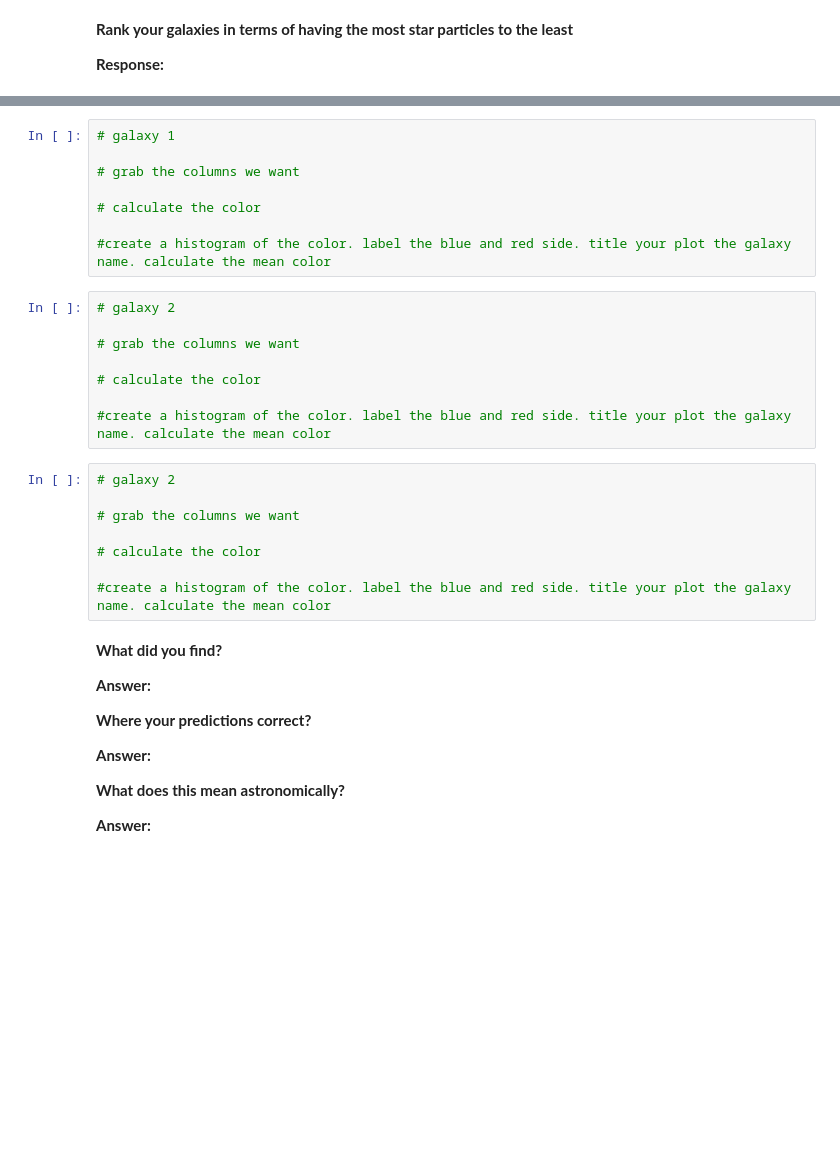
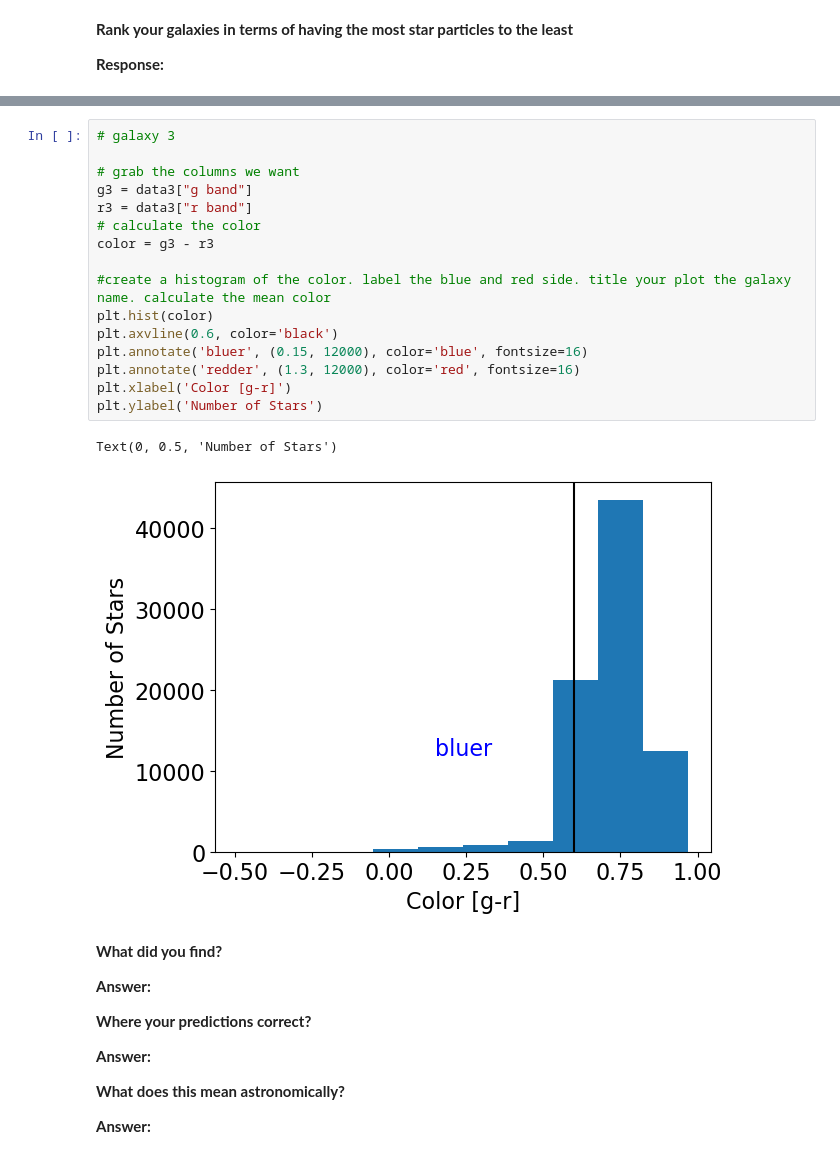
Before and after one commit to Dippy-dip/CFR-2025, a Jupyter notebook: Astro/Blank/6 - Simulated Galaxies Pt1.ipynb, the cells around one changed output, grey strips where cells are left out. Drawn from its saved outputs; the diff is of its cells as text; blank space fills up the shorter version.

```diff
--- a/Astro/Blank/6 - Simulated Galaxies Pt1.ipynb
+++ b/Astro/Blank/6 - Simulated Galaxies Pt1.ipynb
@@ -94,27 +183,22 @@ matplotlib.rc('font', **{'family':'sans-serif', 'size':16})
 # %%
-# galaxy 1
+# galaxy 3
 
 # grab the columns we want
-
+g3 = data3["g band"]
+r3 = data3["r band"]
 # calculate the color
+color = g3 - r3
 
 #create a histogram of the color. label the blue and red side. title your plot the galaxy name. calculate the mean color
+plt.hist(color)
+plt.axvline(0.6, color='black')
+plt.annotate('bluer', (0.15, 12000), color='blue', fontsize=16)
+plt.annotate('redder', (1.3, 12000), color='red', fontsize=16)
+plt.xlabel('Color [g-r]')
+plt.ylabel('Number of Stars')
+# %% [output]
+Text(0, 0.5, 'Number of Stars')
+[figure, added]
-# %%
-# galaxy 2
-
-# grab the columns we want
-
-# calculate the color
-
-#create a histogram of the color. label the blue and red side. title your plot the galaxy name. calculate the mean color
-# %%
-# galaxy 2
-
-# grab the columns we want
-
-# calculate the color
-
-#create a histogram of the color. label the blue and red side. title your plot the galaxy name. calculate the mean color
 # %% [markdown]
 **What did you find?**
 
```
Also changed, not shown: parts of 12 cells of this notebook, 1 other file.
